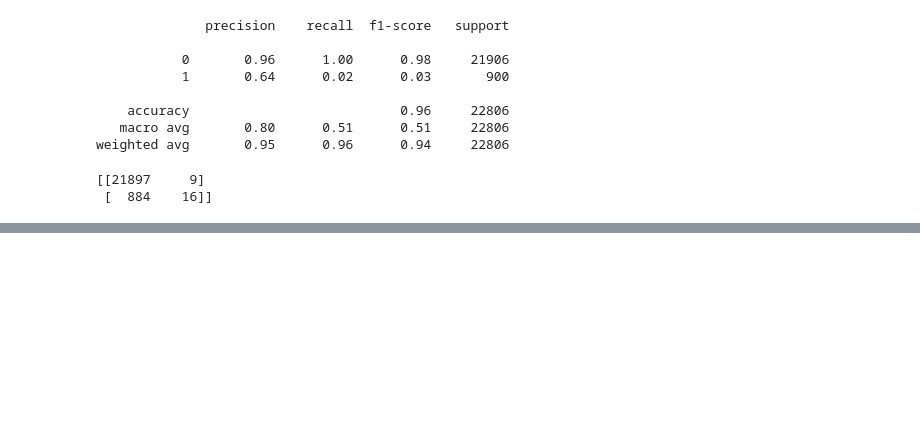
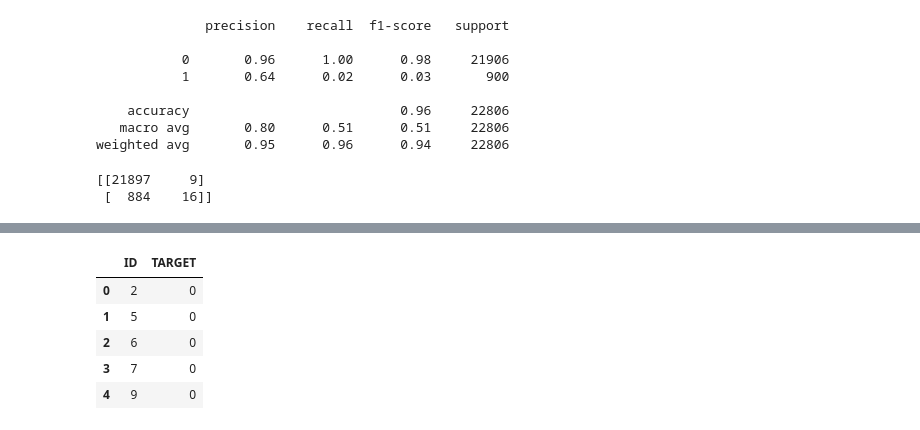
Before and after one commit to pramendra/Final-Project-ML2, a Jupyter notebook: Project 2 code.ipynb, the cells around one changed output, grey strips where cells are left out. Drawn from its saved outputs; the diff is of its cells as text; code cells hidden in the pictures; blank space fills up the shorter version.

```diff
--- a/Project 2 code.ipynb
+++ b/Project 2 code.ipynb
@@ -925,0 +944,2 @@ final_test
+# %%
+train_features.remove('TARGET')
@@ -925,0 +948,11 @@ final_test
+# %%
+final_pred = pd.DataFrame(data = {'ID':final_test['ID'],'TARGET':calib.predict(final_test[train_features])})
+# %%
+final_pred.head()
+# %% [output]
+|  | ID | TARGET |
+| 0 | 2 | 0 |
+| 1 | 5 | 0 |
+| 2 | 6 | 0 |
+| 3 | 7 | 0 |
+| 4 | 9 | 0 |
```
Also changed, not shown: parts of 8 cells of this notebook.
